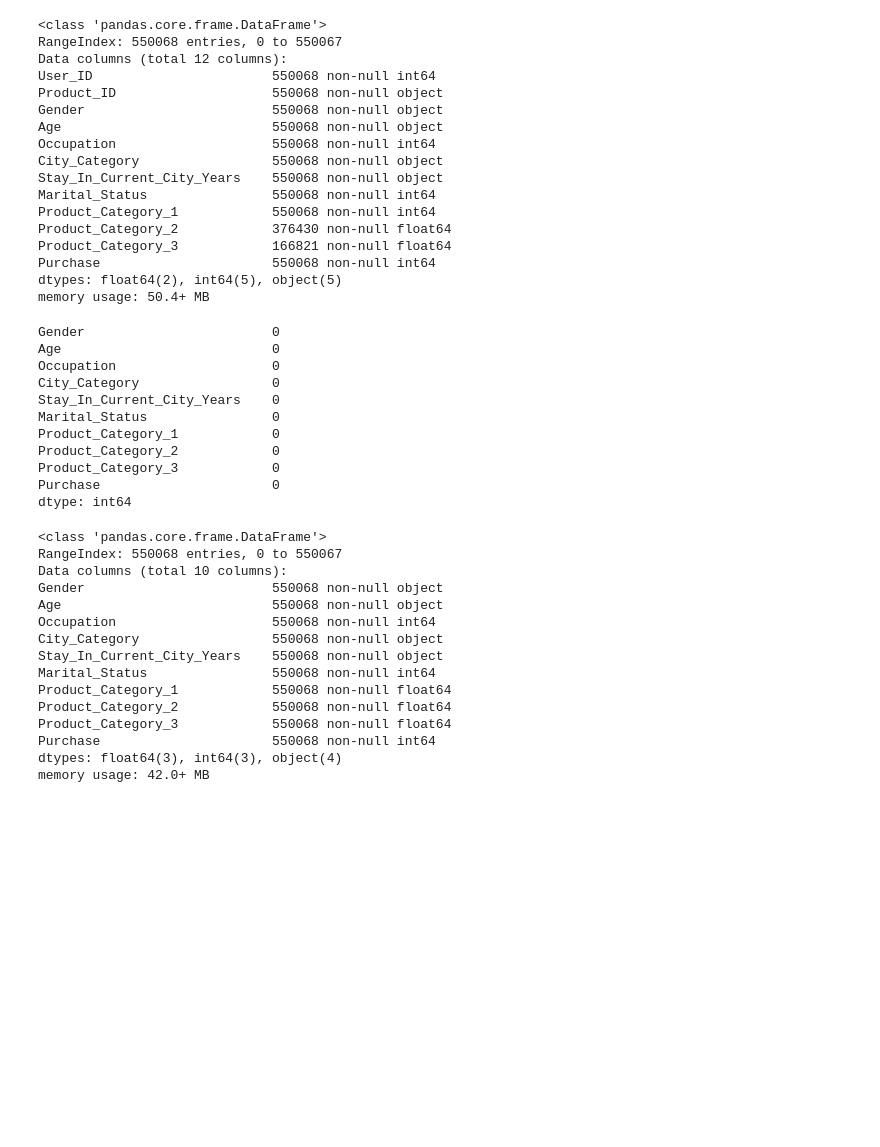
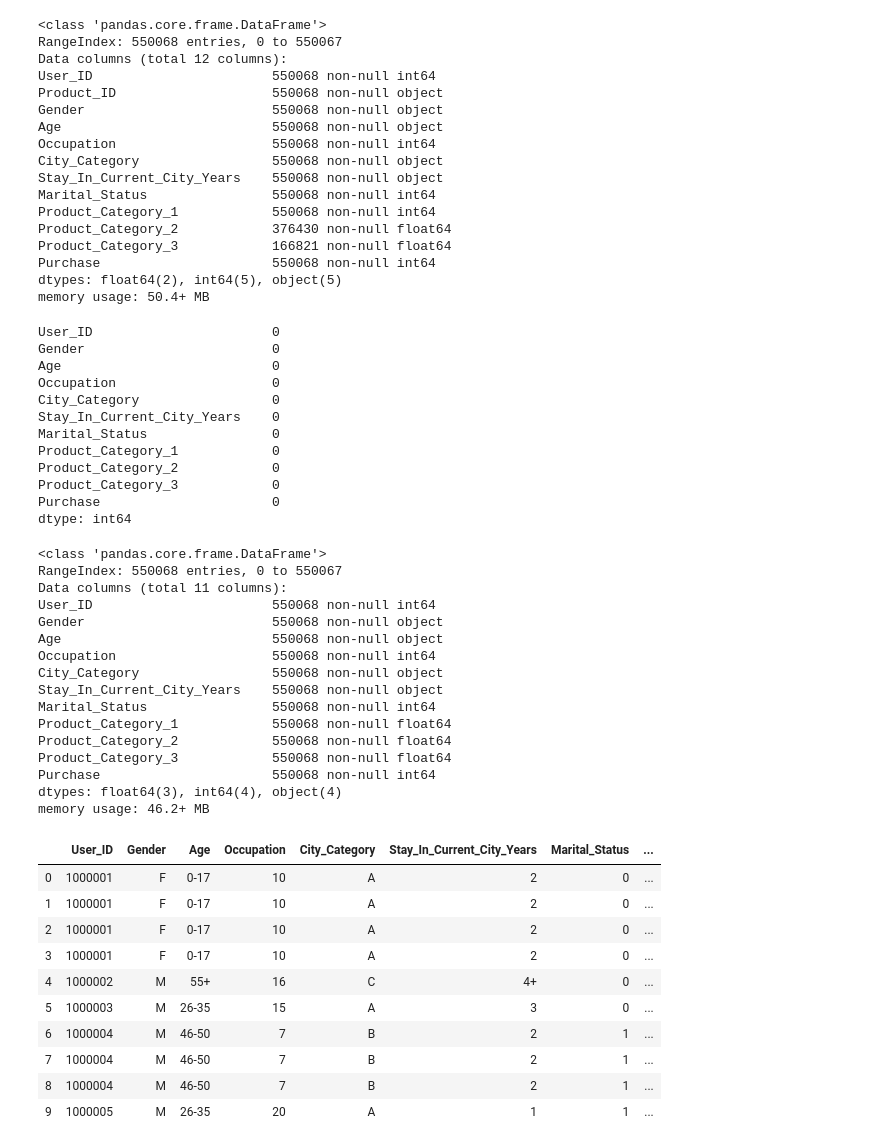
Before and after one commit to joseh4/Predicting_Black_Friday_Shopping_Purcahses, a Jupyter notebook: modeling-notebook.ipynb, the cells around one changed output. Cells and saved outputs as stored; diff of their text form; code cells hidden in the pictures; blank space fills up the shorter version.

```diff
--- a/modeling-notebook.ipynb
+++ b/modeling-notebook.ipynb
@@ -37,12 +39,13 @@ Purchase                      550068 non-null int64
 dtypes: float64(2), int64(5), object(5)
 memory usage: 50.4+ MB
 # %%
-model_df = df.drop(columns = ['User_ID', 'Product_ID'])
+model_df = df.drop(columns = ['Product_ID'])
 # %%
 model_df.fillna(value = 0.0, inplace = True)
 # %%
 model_df.isnull().sum()
 # %% [output]
+User_ID                       0
 Gender                        0
 Age                           0
 Occupation                    0
@@ -61,7 +64,8 @@ model_df.info()
 # %% [output]
 <class 'pandas.core.frame.DataFrame'>
 RangeIndex: 550068 entries, 0 to 550067
-Data columns (total 10 columns):
+Data columns (total 11 columns):
+User_ID                       550068 non-null int64
 Gender                        550068 non-null object
 Age                           550068 non-null object
 Occupation                    550068 non-null int64
@@ -72,5 +76,19 @@ Product_Category_1            550068 non-null float64
 Product_Category_2            550068 non-null float64
 Product_Category_3            550068 non-null float64
 Purchase                      550068 non-null int64
-dtypes: float64(3), int64(3), object(4)
-memory usage: 42.0+ MB
+dtypes: float64(3), int64(4), object(4)
+memory usage: 46.2+ MB
+# %%
+model_df.head(10)
+# %% [output]
+|  | User_ID | Gender | Age | Occupation | City_Category | Stay_In_Current_City_Years | Marital_Status | ... |
+| 0 | 1000001 | F | 0-17 | 10 | A | 2 | 0 | ... |
+| 1 | 1000001 | F | 0-17 | 10 | A | 2 | 0 | ... |
+| 2 | 1000001 | F | 0-17 | 10 | A | 2 | 0 | ... |
+| 3 | 1000001 | F | 0-17 | 10 | A | 2 | 0 | ... |
+| 4 | 1000002 | M | 55+ | 16 | C | 4+ | 0 | ... |
+| 5 | 1000003 | M | 26-35 | 15 | A | 3 | 0 | ... |
+| 6 | 1000004 | M | 46-50 | 7 | B | 2 | 1 | ... |
+| 7 | 1000004 | M | 46-50 | 7 | B | 2 | 1 | ... |
+| 8 | 1000004 | M | 46-50 | 7 | B | 2 | 1 | ... |
+| 9 | 1000005 | M | 26-35 | 20 | A | 1 | 1 | ... |
```
Also changed, not shown: parts of 35 cells of this notebook.
